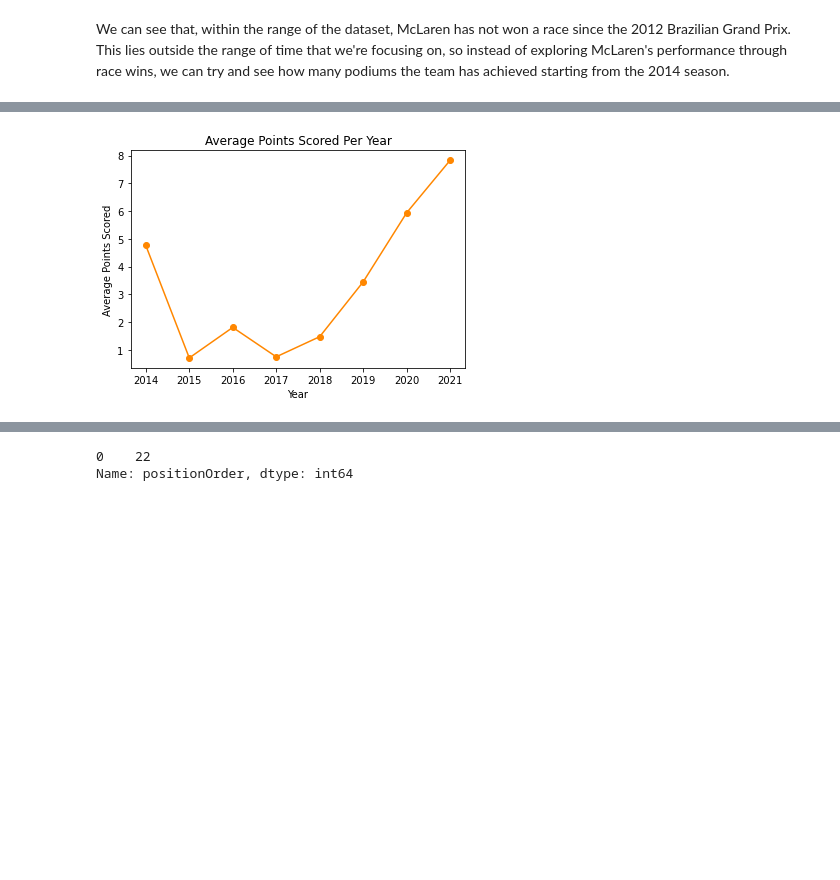
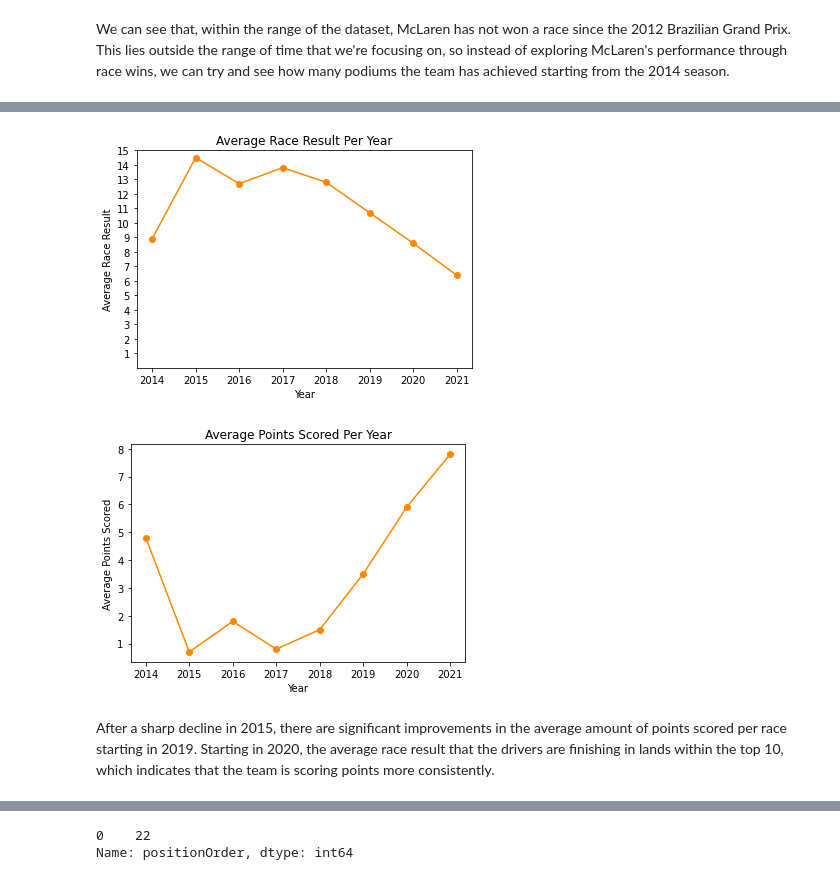
Before and after one commit to dannguyen216/f1-data-exploration, a Jupyter notebook: formula_one/mclaren_hybrid_era.ipynb, the cells around one changed output, grey strips where cells are left out. Cells and saved outputs as stored; diff of their text form; code cells hidden in the pictures; blank space fills up the shorter version.

```diff
--- a/formula_one/mclaren_hybrid_era.ipynb
+++ b/formula_one/mclaren_hybrid_era.ipynb
@@ -175,12 +196,26 @@ average_race_results
-# %%
-plt.figure()
-plt.plot(average_race_results['year'], average_race_results['average_points_scored'], 'o-', color='#FF8700')
-plt.title('Average Points Scored Per Year')
-plt.xlabel('Year')
-plt.ylabel('Average Points Scored')
-plt.show()
-# %% [output]
-[figure, removed]
+# %%
+# Plot the average finishing position for the team each year
+plt.figure()
+plt.plot(average_race_results['year'], average_race_results['average_position'], 'o-', color='#FF8700')
+plt.title('Average Race Result Per Year')
+plt.xlabel('Year')
+plt.ylabel('Average Race Result')
+plt.ylim(0, None)
+plt.yticks(range(1, (math.ceil(average_race_results['average_position'].max()) + 1)))
+plt.show()
+
+# Plot the average points scored (per race) for the team each year
+plt.figure()
+plt.plot(average_race_results['year'], average_race_results['average_points_scored'], 'o-', color='#FF8700')
+plt.title('Average Points Scored Per Year')
+plt.xlabel('Year')
+plt.ylabel('Average Points Scored')
+plt.show()
+# %% [output]
+[figure, added]
+[figure, added]
+# %% [markdown]
+After a sharp decline in 2015, there are significant improvements in the average amount of points scored per race starting in 2019. Starting in 2020, the average race result that the drivers are finishing in lands within the top 10, which indicates that the team is scoring points more consistently.
 # %%
 results_all_teams = races.merge(results, on='raceId')
 results_all_teams = results_all_teams[results_all_teams['year'] >= 2014]
```
Also changed, not shown: parts of 20 cells of this notebook.
